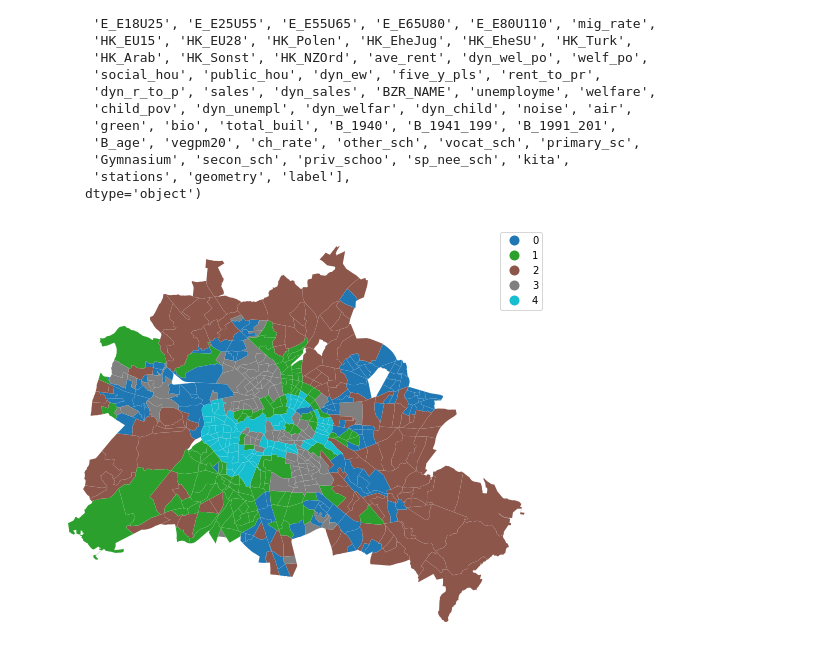
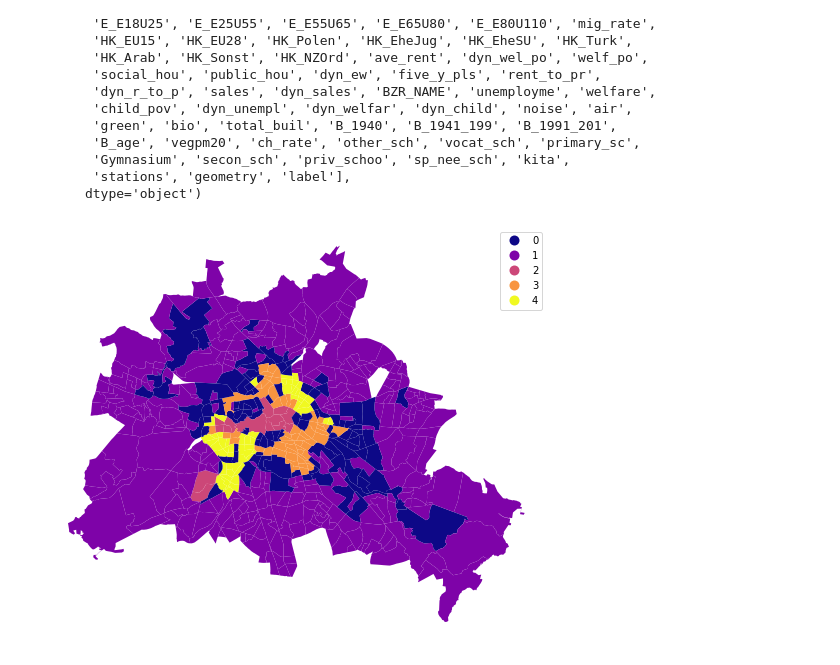
Before and after one commit to Safiaaaaa/YouthInTheCity, a Jupyter notebook: notebooks/maciek-models-from-specific-dataframes.ipynb, the cells around one changed output. Saved outputs shown, nothing was run; the diff lists cells and outputs as text; code cells hidden in the pictures.

```diff
--- a/notebooks/maciek-models-from-specific-dataframes.ipynb
+++ b/notebooks/maciek-models-from-specific-dataframes.ipynb
@@ -237,20 +116,17 @@ kmeans = KMeans(n_clusters=5)
 # Set the seed for reproducibility
 np.random.seed(1234)
 # Run K-Means algorithm
-k5cls = kmeans.fit(clustering_df[new_cluster_variables])
+k5cls = kmeans.fit(clustering_df[infrastructure])
 # %%
 # Assign labels into a column
 clustering_df["label"] = k5cls.labels_
 # Setup figure and ax
 f, ax = plt.subplots(1, figsize=(9, 9))
-# Plot unique values choropleth including
-# a legend and with no boundary lines
 clustering_df.plot(
-    column="label", categorical=True, legend=True, linewidth=0, ax=ax
+    column="label", categorical=True, legend=True, linewidth=0, ax=ax, cmap='plasma'
 )
 # Remove axis
 ax.set_axis_off()
-# Display the map
 plt.show()
 # %% [output]
-[figure, old version]
+[figure, new version]
```
Also changed, not shown: parts of 31 cells of this notebook, 3 other files.
